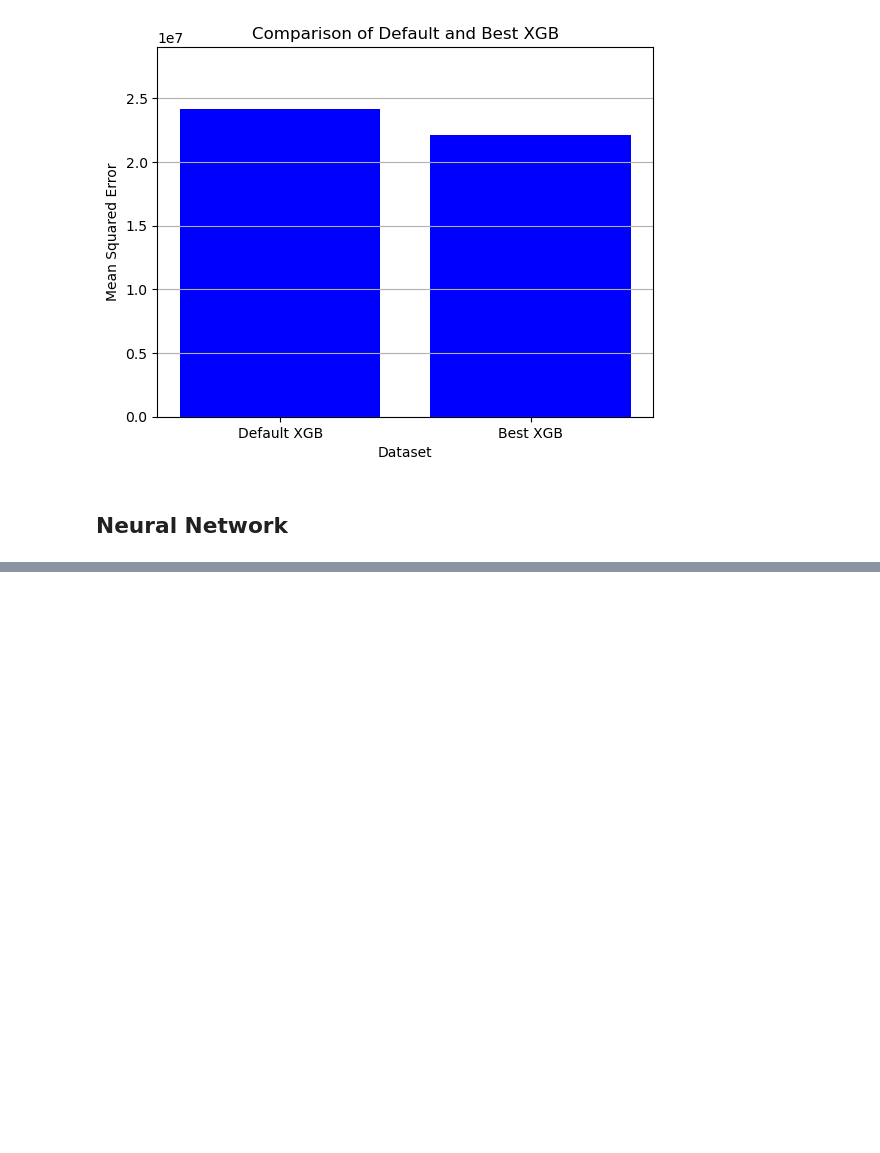
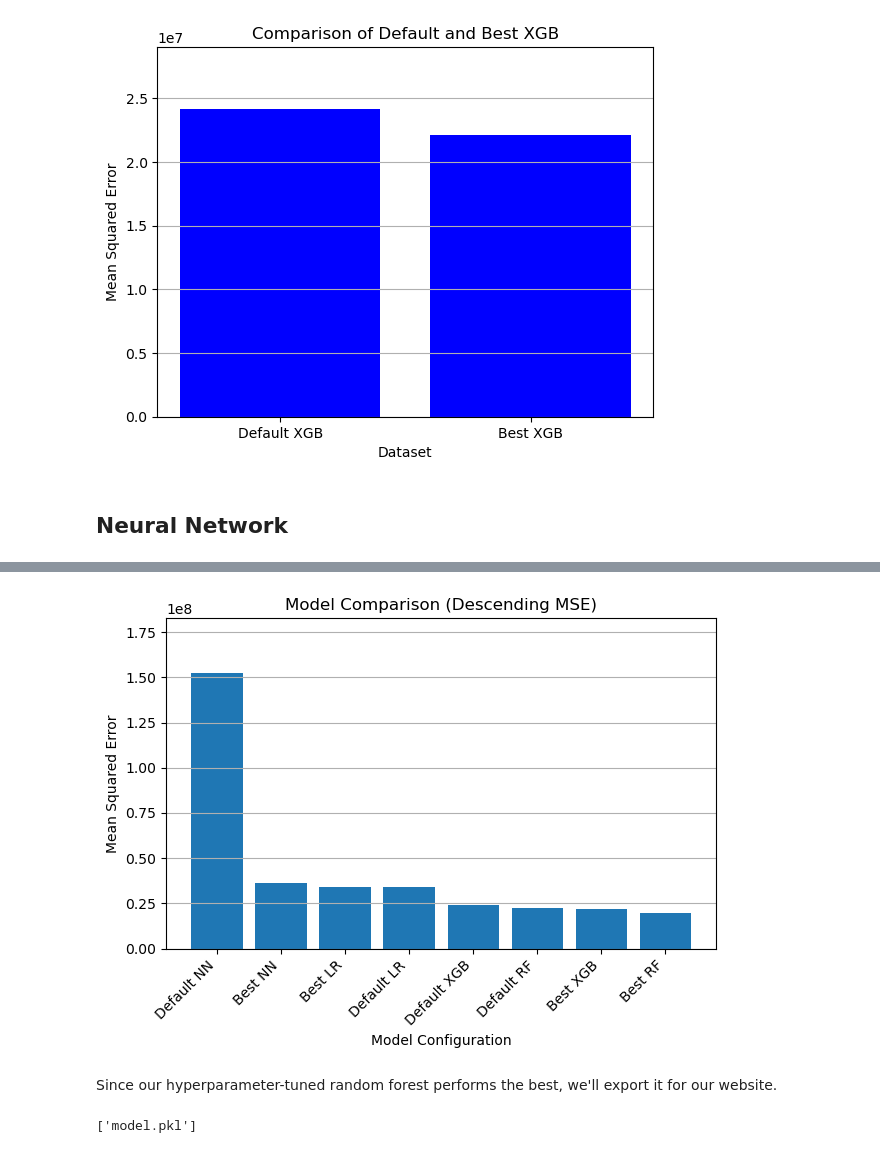
Before and after one commit to DoNguyenHung/Medical-Cost-Predictor-Website, a Jupyter notebook: Train_ML_models.ipynb, the cells around one changed output, grey strips where cells are left out. Drawn from its saved outputs; the diff is of its cells as text; code cells hidden in the pictures; blank space fills up the shorter version.

Commit message:
Exported the best model

```diff
--- a/Train_ML_models.ipynb
+++ b/Train_ML_models.ipynb
@@ -415,0 +435,34 @@ plt.show()
+# %%
+# Create a dictionary of all MSEs
+models = {
+    'Default NN': mse_test_nn,
+    'Best NN': mse_best_nn,
+    'Default XGB': mse_test_xgb,
+    'Best XGB': mse_best_xgb,
+    'Default RF': mse_test_rf,
+    'Best RF': mse_best_rf,
+    'Default LR': mse_test_lr,
+    'Best LR': mse_best_lr
+}
+
+# Sort models by MSE descending
+sorted_models = dict(sorted(models.items(), key=lambda item: item[1], reverse=True))
+
+# Plot all in one bar chart
+plt.bar(sorted_models.keys(), sorted_models.values())
+plt.xlabel('Models')
+plt.ylabel('Mean Squared Error')
+plt.title('Model Comparison (Descending MSE)')
+plt.xticks(rotation=45, ha='right')  # Rotate for readability
+plt.ylim(0, max(sorted_models.values()) * 1.2)
+plt.grid(axis='y')
+plt.tight_layout()
+plt.show()
+# %% [output]
+[figure, added]
+# %% [markdown]
+Since our hyperparameter-tuned random forest performs the best, we'll export it for our website.
+# %%
+joblib.dump(best_rf, "model.pkl")
+# %% [output]
+['model.pkl']
```
Also changed, not shown: parts of 9 cells of this notebook, 1 other file.
